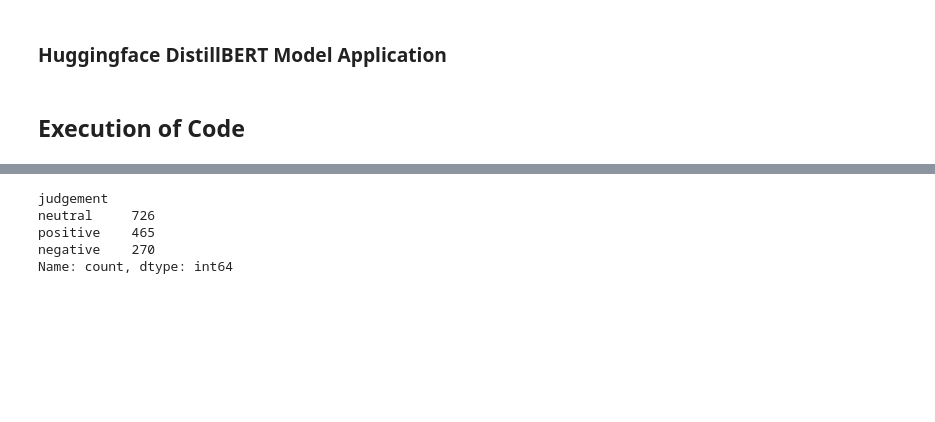
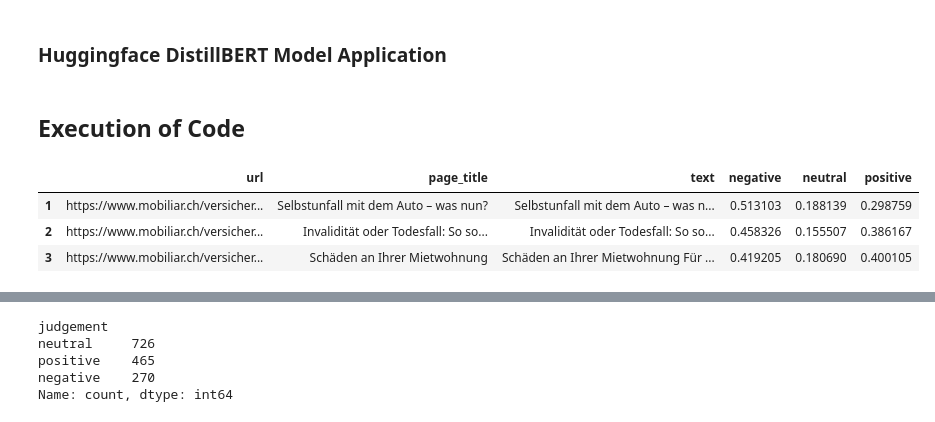
Before and after one commit to rmnrth4/wbth-project, a Jupyter notebook: sentiment-analyser/sentiment_analysis.ipynb, the cells around one changed output, grey strips where cells are left out. Saved outputs shown, nothing was run; the diff lists cells and outputs as text; code cells hidden in the pictures; blank space fills up the shorter version.

```diff
--- a/sentiment-analyser/sentiment_analysis.ipynb
+++ b/sentiment-analyser/sentiment_analysis.ipynb
@@ -117,3 +144,10 @@ def save_as_json(pandas_dataframe, file_name):
 # save_as_json(df, "ratgeber_pages_with_rating")
 # %% [markdown]
 ## Execution of Code
+# %%
+get_analysis_data("hans.json", "distilbert")
+# %% [output]
+|  | url | page_title | text | negative | neutral | positive |
+| 1 | https://www.mobiliar.ch/versicher... | Selbstunfall mit dem Auto – was nun? | Selbstunfall mit dem Auto – was n... | 0.513103 | 0.188139 | 0.298759 |
+| 2 | https://www.mobiliar.ch/versicher... | Invalidität oder Todesfall: So so... | Invalidität oder Todesfall: So so... | 0.458326 | 0.155507 | 0.386167 |
+| 3 | https://www.mobiliar.ch/versicher... | Schäden an Ihrer Mietwohnung | Schäden an Ihrer Mietwohnung Für ... | 0.419205 | 0.180690 | 0.400105 |
```
Also changed, not shown: parts of 15 cells of this notebook.
